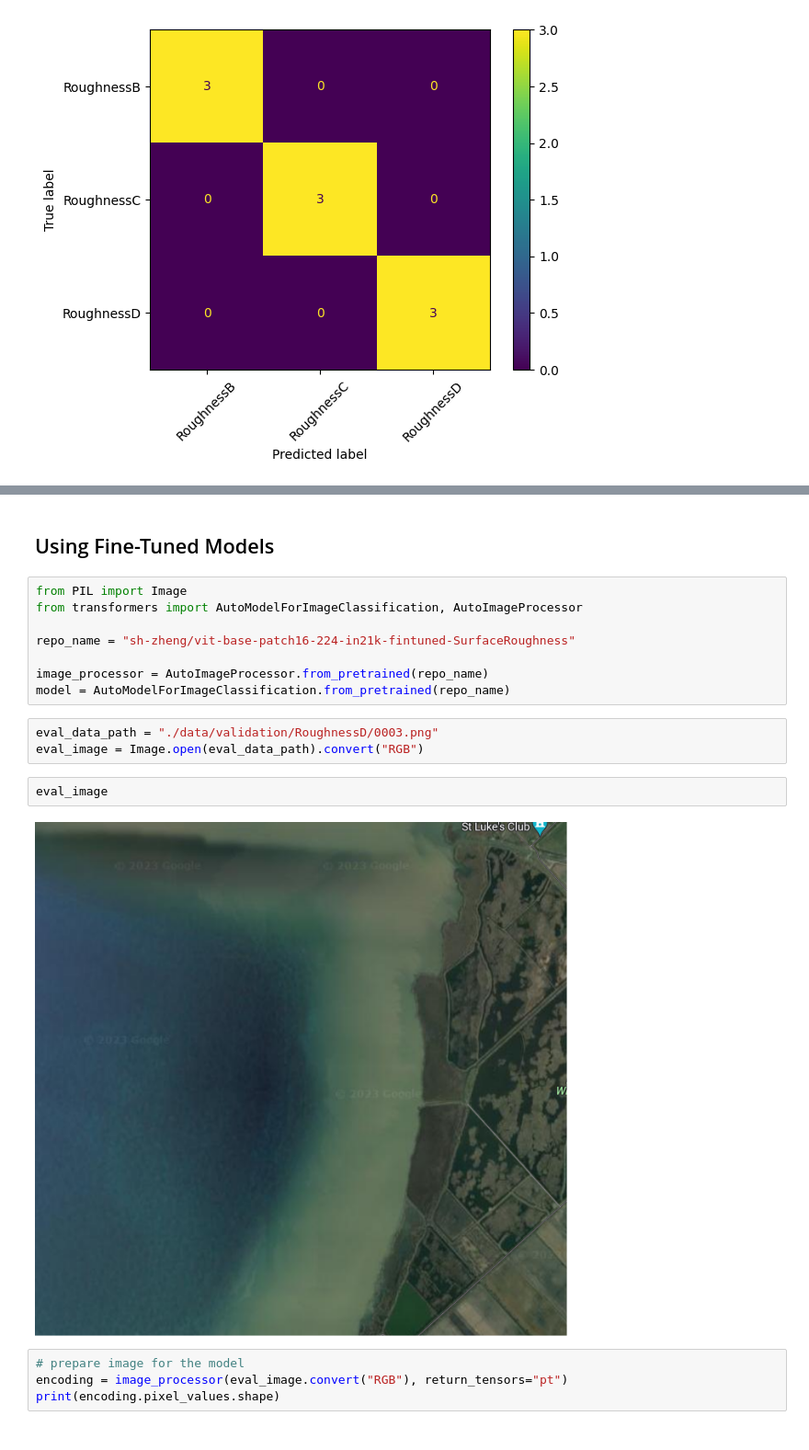
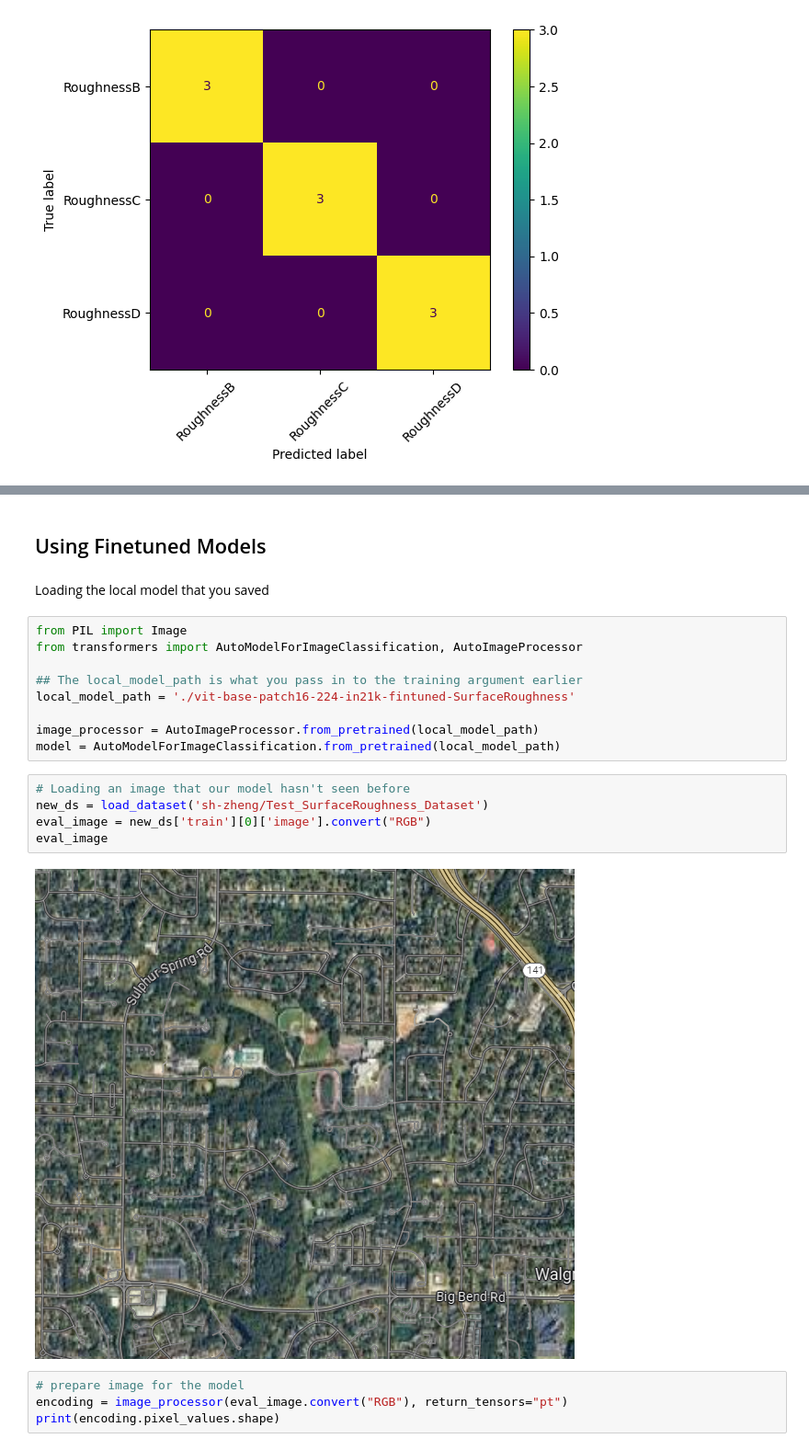
Before and after one commit to shzheng-po/SurfaceRoughnessCategory, a Jupyter notebook: NCSEA - Transfer Learning using Visual Transformers.ipynb, the cells around one changed output, grey strips where cells are left out. Shown at 92% size. Saved outputs shown, nothing was run; the diff lists cells and outputs as text.

```diff
--- a/NCSEA - Transfer Learning using Visual Transformers.ipynb
+++ b/NCSEA - Transfer Learning using Visual Transformers.ipynb
@@ -394,20 +384,23 @@ CommitInfo(commit_url='https://huggingface.co/sh-zheng/vit-base-patch16-224-in21
 # %% [markdown]
-## Using Fine-Tuned Models
+## Using Finetuned Models
+# %% [markdown]
+Loading the local model that you saved
 # %%
 from PIL import Image
 from transformers import AutoModelForImageClassification, AutoImageProcessor
 
-repo_name = "sh-zheng/vit-base-patch16-224-in21k-fintuned-SurfaceRoughness"
+## The local_model_path is what you pass in to the training argument earlier
+local_model_path = './vit-base-patch16-224-in21k-fintuned-SurfaceRoughness'
 
-image_processor = AutoImageProcessor.from_pretrained(repo_name)
-model = AutoModelForImageClassification.from_pretrained(repo_name)
+image_processor = AutoImageProcessor.from_pretrained(local_model_path)
+model = AutoModelForImageClassification.from_pretrained(local_model_path)
-# %%
-eval_data_path = "./data/validation/RoughnessD/0003.png"
-eval_image = Image.open(eval_data_path).convert("RGB")
-# %%
-eval_image
-# %% [output]
-[figure, removed]
+# %%
+# Loading an image that our model hasn't seen before
+new_ds = load_dataset('sh-zheng/Test_SurfaceRoughness_Dataset')
+eval_image = new_ds['train'][0]['image'].convert("RGB")
+eval_image
+# %% [output]
+[figure, added]
 # %%
 # prepare image for the model
 encoding = image_processor(eval_image.convert("RGB"), return_tensors="pt")
```
Also changed, not shown: parts of 70 cells of this notebook.
